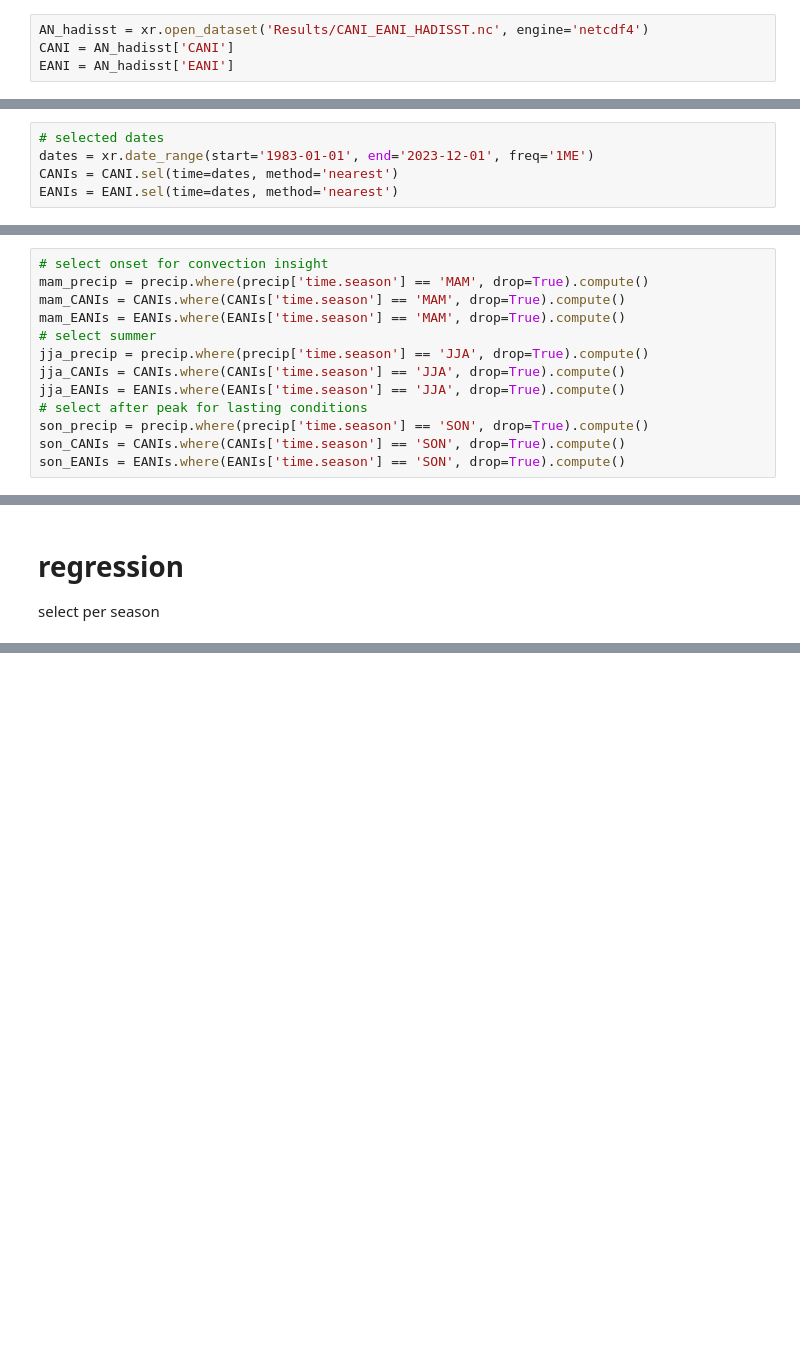
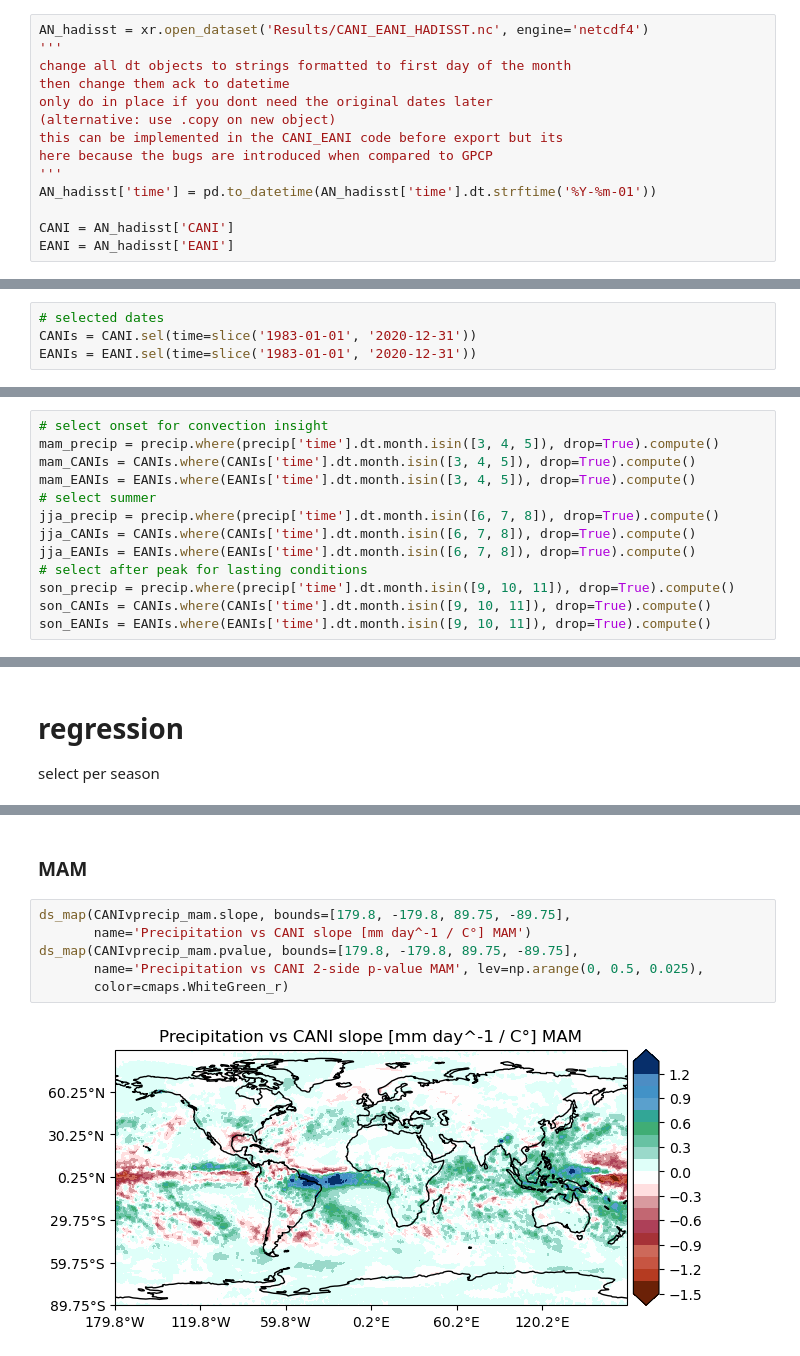
Before and after one commit to allan3prez/ATLN_HG, a Jupyter notebook: Precip_analysis.ipynb, the cells around one changed output, grey strips where cells are left out. Drawn from its saved outputs; the diff is of its cells as text; blank space fills up the shorter version.

Commit message:
extra plots

```diff
--- a/Precip_analysis.ipynb
+++ b/Precip_analysis.ipynb
@@ -309,6 +274,16 @@ Data variables:
 ## CANI and EANI
 # %%
 AN_hadisst = xr.open_dataset('Results/CANI_EANI_HADISST.nc', engine='netcdf4')
+'''
+change all dt objects to strings formatted to first day of the month
+then change them ack to datetime
+only do in place if you dont need the original dates later
+(alternative: use .copy on new object)
+this can be implemented in the CANI_EANI code before export but its
+here because the bugs are introduced when compared to GPCP
+'''
+AN_hadisst['time'] = pd.to_datetime(AN_hadisst['time'].dt.strftime('%Y-%m-01'))
+
 CANI = AN_hadisst['CANI']
 EANI = AN_hadisst['EANI']
 # %%
@@ -332,6 +307,5 @@ Attributes:
 # select data
 # %%
 # selected dates
-dates = xr.date_range(start='1983-01-01', end='2023-12-01', freq='1ME')
-CANIs = CANI.sel(time=dates, method='nearest')
-EANIs = EANI.sel(time=dates, method='nearest')
+CANIs = CANI.sel(time=slice('1983-01-01', '2020-12-31'))
+EANIs = EANI.sel(time=slice('1983-01-01', '2020-12-31'))
@@ -338,13 +323,13 @@ EANIs = EANI.sel(time=dates, method='nearest')
 # %%
 # select onset for convection insight
-mam_precip = precip.where(precip['time.season'] == 'MAM', drop=True).compute()
-mam_CANIs = CANIs.where(CANIs['time.season'] == 'MAM', drop=True).compute()
-mam_EANIs = EANIs.where(EANIs['time.season'] == 'MAM', drop=True).compute()
+mam_precip = precip.where(precip['time'].dt.month.isin([3, 4, 5]), drop=True).compute()
+mam_CANIs = CANIs.where(CANIs['time'].dt.month.isin([3, 4, 5]), drop=True).compute()
+mam_EANIs = EANIs.where(EANIs['time'].dt.month.isin([3, 4, 5]), drop=True).compute()
 # select summer
-jja_precip = precip.where(precip['time.season'] == 'JJA', drop=True).compute()
-jja_CANIs = CANIs.where(CANIs['time.season'] == 'JJA', drop=True).compute()
-jja_EANIs = EANIs.where(EANIs['time.season'] == 'JJA', drop=True).compute()
+jja_precip = precip.where(precip['time'].dt.month.isin([6, 7, 8]), drop=True).compute()
+jja_CANIs = CANIs.where(CANIs['time'].dt.month.isin([6, 7, 8]), drop=True).compute()
+jja_EANIs = EANIs.where(EANIs['time'].dt.month.isin([6, 7, 8]), drop=True).compute()
 # select after peak for lasting conditions
-son_precip = precip.where(precip['time.season'] == 'SON', drop=True).compute()
-son_CANIs = CANIs.where(CANIs['time.season'] == 'SON', drop=True).compute()
-son_EANIs = EANIs.where(EANIs['time.season'] == 'SON', drop=True).compute()
+son_precip = precip.where(precip['time'].dt.month.isin([9, 10, 11]), drop=True).compute()
+son_CANIs = CANIs.where(CANIs['time'].dt.month.isin([9, 10, 11]), drop=True).compute()
+son_EANIs = EANIs.where(EANIs['time'].dt.month.isin([9, 10, 11]), drop=True).compute()
@@ -393,0 +353,10 @@ Data variables:
+# %% [markdown]
+### MAM
+# %%
+ds_map(CANIvprecip_mam.slope, bounds=[179.8, -179.8, 89.75, -89.75],
+       name='Precipitation vs CANI slope [mm day^-1 / C°] MAM')
+ds_map(CANIvprecip_mam.pvalue, bounds=[179.8, -179.8, 89.75, -89.75],
+       name='Precipitation vs CANI 2-side p-value MAM', lev=np.arange(0, 0.5, 0.025),
+       color=cmaps.WhiteGreen_r)
+# %% [output]
+[figure, added]
```
Also changed, not shown: parts of 23 cells of this notebook, 2 other files.
